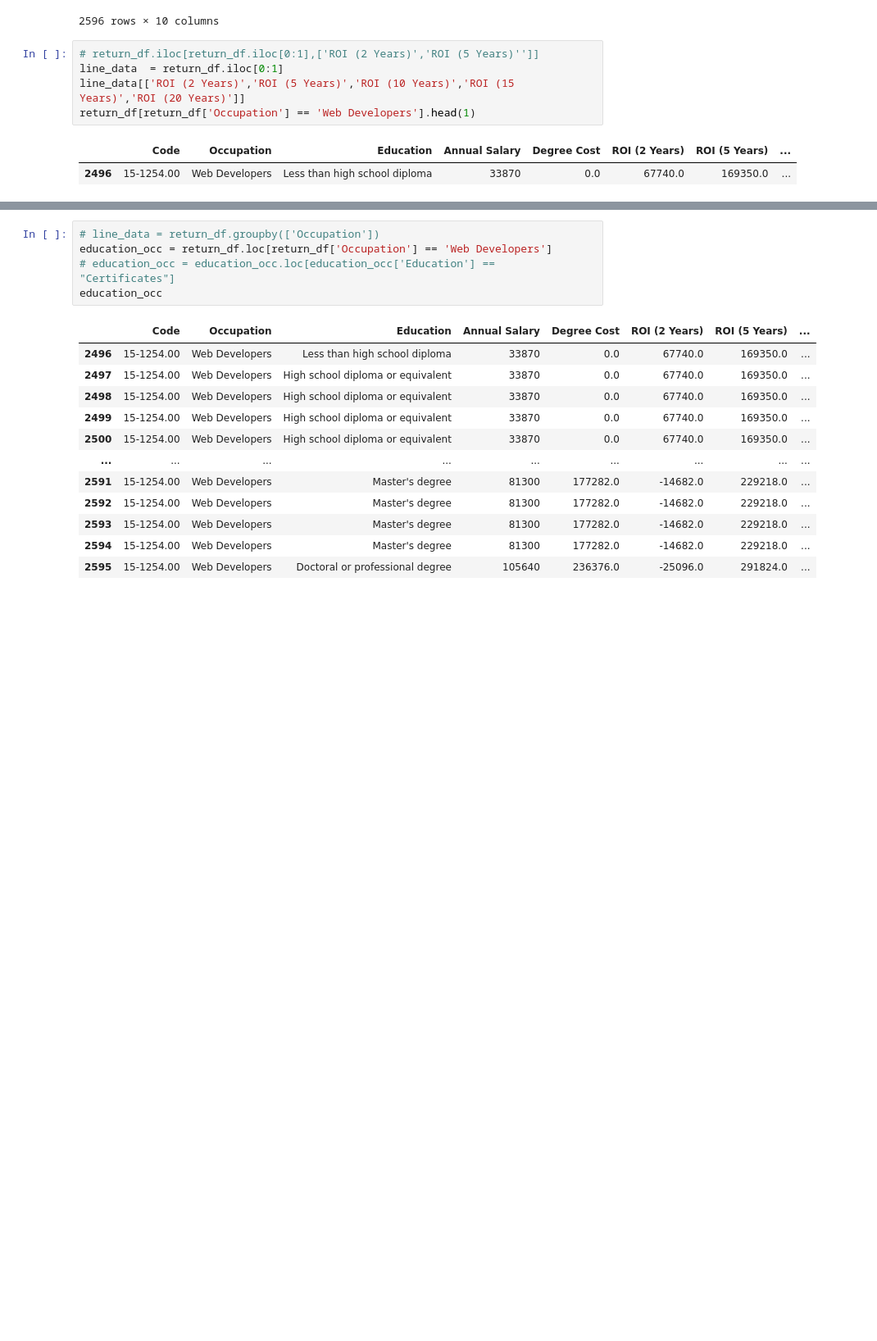
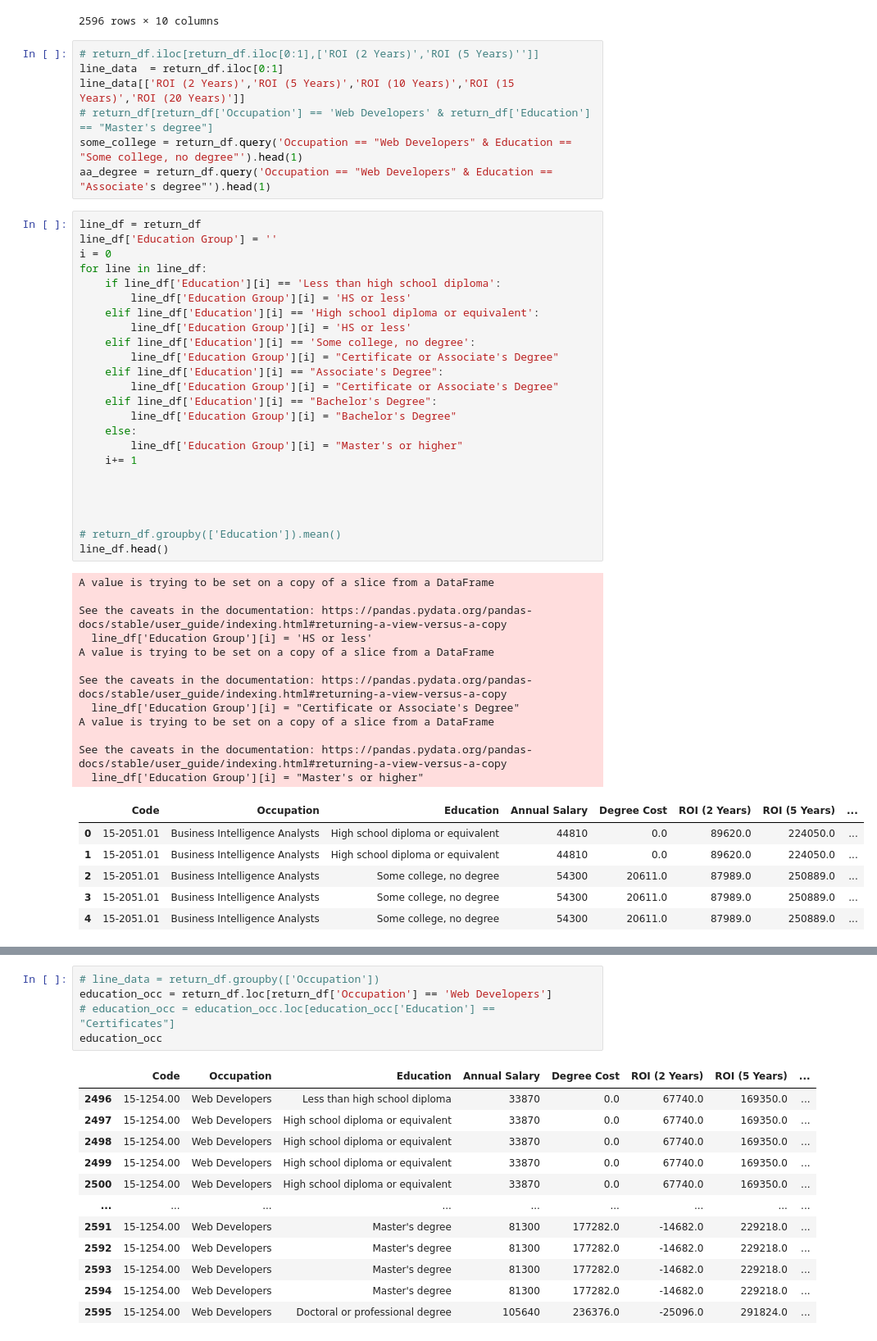
Before and after one commit to Project-1-2021/ValueOfCollege, a Jupyter notebook: Data_Analysis.ipynb, the cells around one changed output, grey strips where cells are left out. Shown at 82% size. Saved outputs shown, nothing was run; the diff lists cells and outputs as text; blank space fills up the shorter version.

```diff
--- a/Data_Analysis.ipynb
+++ b/Data_Analysis.ipynb
@@ -259,7 +259,49 @@ return_df
 # return_df.iloc[return_df.iloc[0:1],['ROI (2 Years)','ROI (5 Years)'']]
 line_data  = return_df.iloc[0:1]
 line_data[['ROI (2 Years)','ROI (5 Years)','ROI (10 Years)','ROI (15 Years)','ROI (20 Years)']]
-return_df[return_df['Occupation'] == 'Web Developers'].head(1)
+# return_df[return_df['Occupation'] == 'Web Developers' & return_df['Education'] == "Master's degree"]
+some_college = return_df.query('Occupation == "Web Developers" & Education == "Some college, no degree"').head(1)
+aa_degree = return_df.query('Occupation == "Web Developers" & Education == "Associate's degree"').head(1)
-# %% [output]
-|  | Code | Occupation | Education | Annual Salary | Degree Cost | ROI (2 Years) | ROI (5 Years) | ... |
-| 2496 | 15-1254.00 | Web Developers | Less than high school diploma | 33870 | 0.0 | 67740.0 | 169350.0 | ... |
+# %%
+line_df = return_df
+line_df['Education Group'] = ''
+i = 0
+for line in line_df:
+    if line_df['Education'][i] == 'Less than high school diploma':
+        line_df['Education Group'][i] = 'HS or less'
+    elif line_df['Education'][i] == 'High school diploma or equivalent':
+        line_df['Education Group'][i] = 'HS or less'
+    elif line_df['Education'][i] == 'Some college, no degree':
+        line_df['Education Group'][i] = "Certificate or Associate's Degree"
+    elif line_df['Education'][i] == "Associate's Degree":
+        line_df['Education Group'][i] = "Certificate or Associate's Degree"
+    elif line_df['Education'][i] == "Bachelor's Degree":
+        line_df['Education Group'][i] = "Bachelor's Degree"
+    else:
+        line_df['Education Group'][i] = "Master's or higher"
+    i+= 1
+
+
+
+
+# return_df.groupby(['Education']).mean()
+line_df.head()
+# %% [output]
+A value is trying to be set on a copy of a slice from a DataFrame
+
+See the caveats in the documentation: https://pandas.pydata.org/pandas-docs/stable/user_guide/indexing.html#returning-a-view-versus-a-copy
+  line_df['Education Group'][i] = 'HS or less'
+A value is trying to be set on a copy of a slice from a DataFrame
+
+See the caveats in the documentation: https://pandas.pydata.org/pandas-docs/stable/user_guide/indexing.html#returning-a-view-versus-a-copy
+  line_df['Education Group'][i] = "Certificate or Associate's Degree"
+A value is trying to be set on a copy of a slice from a DataFrame
+
+See the caveats in the documentation: https://pandas.pydata.org/pandas-docs/stable/user_guide/indexing.html#returning-a-view-versus-a-copy
+  line_df['Education Group'][i] = "Master's or higher"
+|  | Code | Occupation | Education | Annual Salary | Degree Cost | ROI (2 Years) | ROI (5 Years) | ... |
+| 0 | 15-2051.01 | Business Intelligence Analysts | High school diploma or equivalent | 44810 | 0.0 | 89620.0 | 224050.0 | ... |
+| 1 | 15-2051.01 | Business Intelligence Analysts | High school diploma or equivalent | 44810 | 0.0 | 89620.0 | 224050.0 | ... |
+| 2 | 15-2051.01 | Business Intelligence Analysts | Some college, no degree | 54300 | 20611.0 | 87989.0 | 250889.0 | ... |
+| 3 | 15-2051.01 | Business Intelligence Analysts | Some college, no degree | 54300 | 20611.0 | 87989.0 | 250889.0 | ... |
+| 4 | 15-2051.01 | Business Intelligence Analysts | Some college, no degree | 54300 | 20611.0 | 87989.0 | 250889.0 | ... |
```
Also changed, not shown: parts of 1 cell of this notebook.
